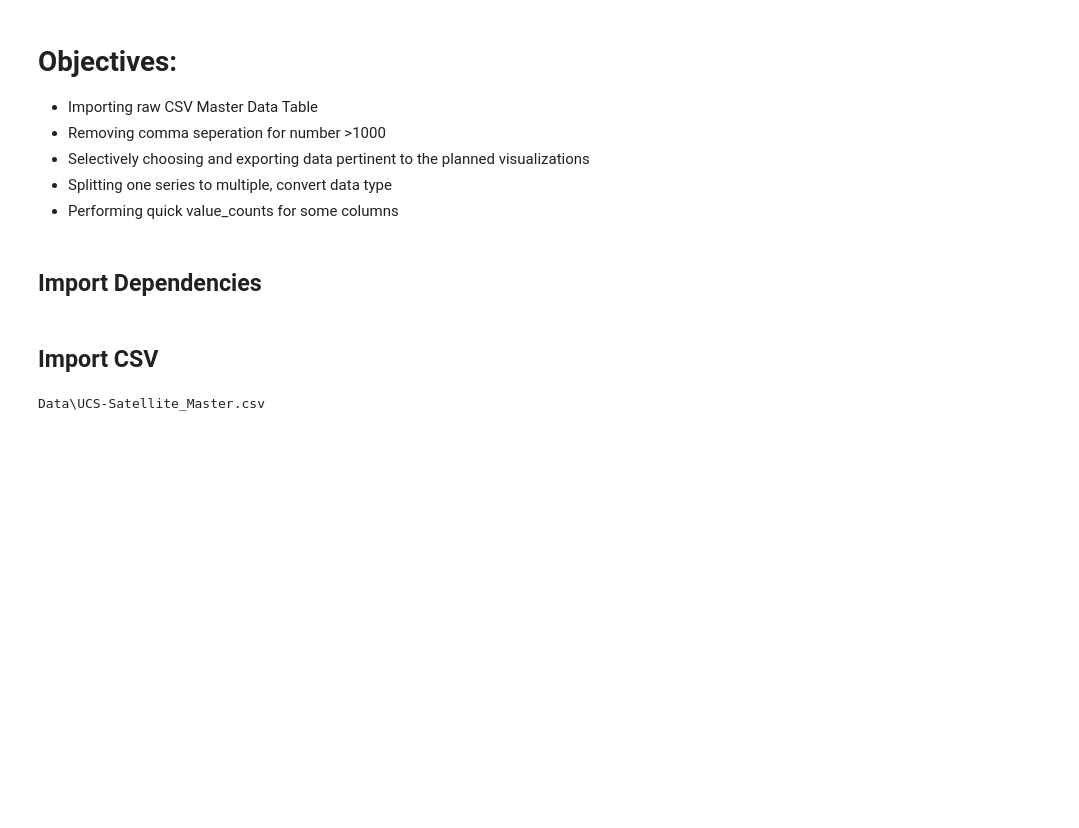
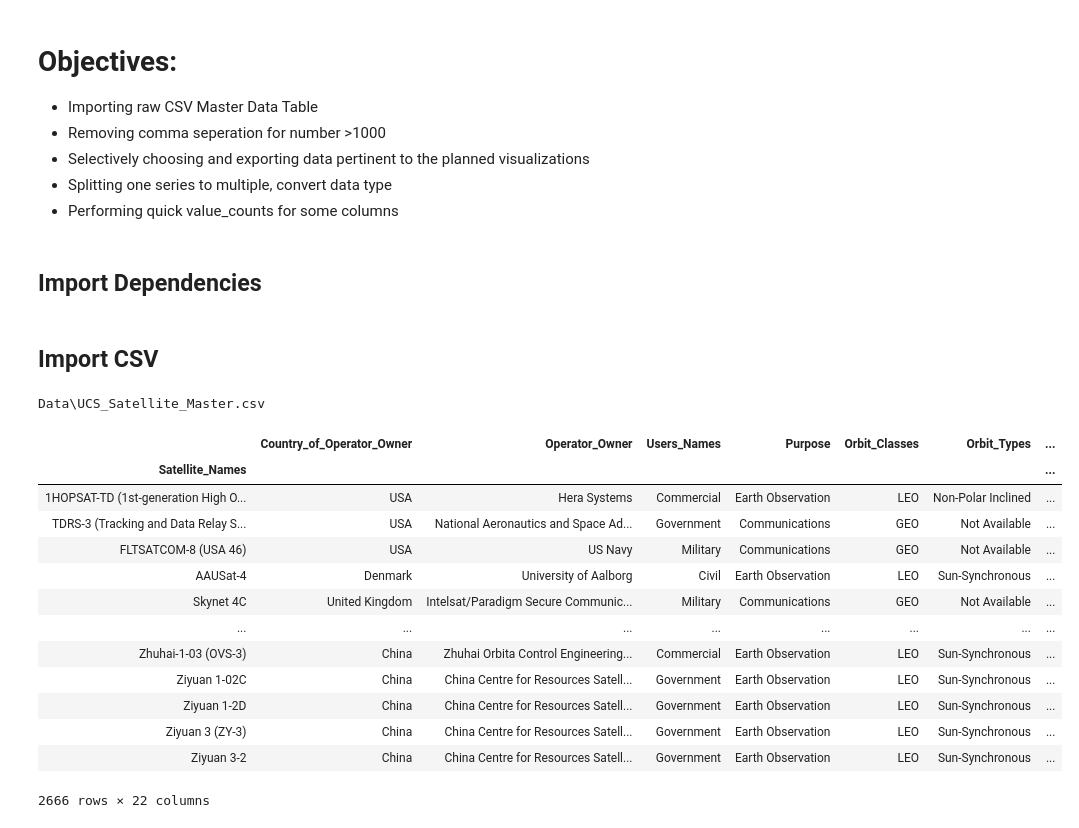
Before and after one commit to henryle-n/Global-Satellite-Launches, a Jupyter notebook: ETL.ipynb, the cells around one changed output. Cells and saved outputs as stored; diff of their text form; code cells hidden in the pictures; blank space fills up the shorter version.

```diff
--- a/ETL.ipynb
+++ b/ETL.ipynb
@@ -15,16 +15,32 @@ import datetime
 # %% [markdown]
 ## Import CSV
 # %%
-csv_path = os.path.join ("Data", "UCS-Satellite_Master.csv")
+csv_path = os.path.join ("Data", "UCS_Satellite_Master.csv")
 print (csv_path)
 # %% [output]
-Data\UCS-Satellite_Master.csv
+Data\UCS_Satellite_Master.csv
 # %%
 with open (csv_path, "r", encoding="UTF-8", newline="") as file_handler:
     data = csv.reader(file_handler, delimiter=",")
 # %%
 # unicode_escape is used as there are other non-ASCII characters
-df = pd.read_csv(csv_path, index_col=0, encoding= 'unicode_escape')
+df = pd.read_csv(csv_path, index_col=0, encoding= 'cp1252')
+df
+# %% [output]
+|  | Country_of_Operator_Owner | Operator_Owner | Users_Names | Purpose | Orbit_Classes | Orbit_Types | ... |
+| Satellite_Names |  |  |  |  |  |  | ... |
+| 1HOPSAT-TD (1st-generation High O... | USA | Hera Systems | Commercial | Earth Observation | LEO | Non-Polar Inclined | ... |
+| TDRS-3 (Tracking and Data Relay S... | USA | National Aeronautics and Space Ad... | Government | Communications | GEO | Not Available | ... |
+| FLTSATCOM-8 (USA 46) | USA | US Navy | Military | Communications | GEO | Not Available | ... |
+| AAUSat-4 | Denmark | University of Aalborg | Civil | Earth Observation | LEO | Sun-Synchronous | ... |
+| Skynet 4C | United Kingdom | Intelsat/Paradigm Secure Communic... | Military | Communications | GEO | Not Available | ... |
+| ... | ... | ... | ... | ... | ... | ... | ... |
+| Zhuhai-1-03 (OVS-3) | China | Zhuhai Orbita Control Engineering... | Commercial | Earth Observation | LEO | Sun-Synchronous | ... |
+| Ziyuan 1-02C | China | China Centre for Resources Satell... | Government | Earth Observation | LEO | Sun-Synchronous | ... |
+| Ziyuan 1-2D | China | China Centre for Resources Satell... | Government | Earth Observation | LEO | Sun-Synchronous | ... |
+| Ziyuan 3 (ZY-3) | China | China Centre for Resources Satell... | Government | Earth Observation | LEO | Sun-Synchronous | ... |
+| Ziyuan 3-2 | China | China Centre for Resources Satell... | Government | Earth Observation | LEO | Sun-Synchronous | ... |
+2666 rows × 22 columns
 # %%
 # reset default index
 # create new columns called Orig_Sequence to make sure even when data is splitting
```
Also changed, not shown: parts of 18 cells of this notebook, 16 other files.
